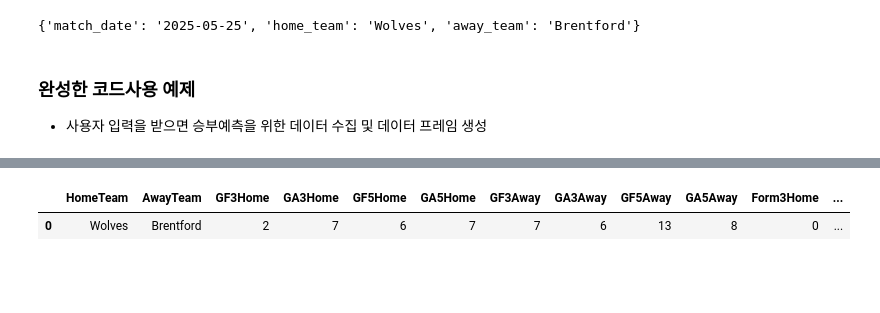
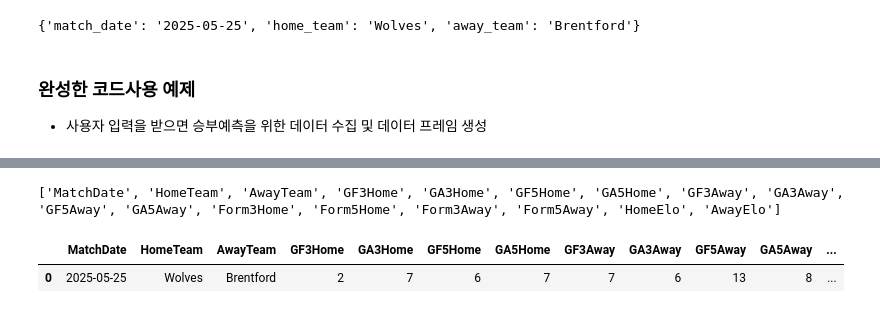
Before and after one commit to Eedia/AI-Football-Manager, a Jupyter notebook: preprocssing_데이터수집.ipynb, the cells around one changed output, grey strips where cells are left out. Cells and saved outputs as stored; diff of their text form; code cells hidden in the pictures; blank space fills up the shorter version.

```diff
--- a/preprocssing_데이터수집.ipynb
+++ b/preprocssing_데이터수집.ipynb
@@ -116,6 +116,7 @@ class DataCollector:
         elo_away = self.get_team_elo(away_team, match_date)
 
         data = {
+            "MatchDate": match_date.date(),
             "HomeTeam": home_team,
             "AwayTeam": away_team,
             "GF3Home": gf3h,
@@ -262,29 +270,12 @@ print(params)
 ### 완성한 코드사용 예제
 - 사용자 입력을 받으면 승부예측을 위한 데이터 수집 및 데이터 프레임 생성
 # %%
-from dataCollector import DataCollector
-from match_parser import extract_match_parameters
+from dataParsing.dataCollector import DataCollector
+from dataParsing.match_parser import extract_match_parameters
 
 # 1. 사용자 입력
 user_input = "5월 25일 울버햄튼과 브렌트포드 경기"
 
 # 2. 한글 입력 → 날짜, 홈팀, 원정팀 추출
-params = extract_match_parameters(user_input)
-
-# 3. 모든 값이 제대로 추출되었을 때만 진행
-if all(params.values()):
-    collector = DataCollector()
-
-    # 4. 수집 실행
-    df = collector.collect_features(
-        match_date=params["match_date"],
-        home_team=params["home_team"],
-        away_team=params["away_team"]
-    )
-
-    print("수집된 데이터:")
-    print(df)
-
-else:
-    print("날짜 또는 팀 정보를 추출하지 못했습니다.")
+params_1 = extract_match_parameters(user_input)
 # %% [output]
@@ -328,0 +290,12 @@ Index(['HomeTeam', 'AwayTeam', 'GF3Home', 'GA3Home', 'GF5Home', 'GA5Home',
+# %%
+collector = DataCollector()
+
+# 4. 수집 실행
+df_test = collector.collect_features(
+    match_date=params_1["match_date"],
+    home_team=params_1["home_team"],
+    away_team=params_1["away_team"]
+)
+
+print("수집된 데이터:")
+print(df_test)
@@ -329,5 +334,9 @@ Index(['HomeTeam', 'AwayTeam', 'GF3Home', 'GA3Home', 'GF5Home', 'GA5Home',
+# %%
+print(df_test.columns.tolist())
+# %% [output]
+['MatchDate', 'HomeTeam', 'AwayTeam', 'GF3Home', 'GA3Home', 'GF5Home', 'GA5Home', 'GF3Away', 'GA3Away', 'GF5Away', 'GA5Away', 'Form3Home', 'Form5Home', 'Form3Away', 'Form5Away', 'HomeElo', 'AwayElo']
 # %%
-df
+df_test
 # %% [output]
-|  | HomeTeam | AwayTeam | GF3Home | GA3Home | GF5Home | GA5Home | GF3Away | GA3Away | GF5Away | GA5Away | Form3Home | ... |
-| 0 | Wolves | Brentford | 2 | 7 | 6 | 7 | 7 | 6 | 13 | 8 | 0 | ... |
+|  | MatchDate | HomeTeam | AwayTeam | GF3Home | GA3Home | GF5Home | GA5Home | GF3Away | GA3Away | GF5Away | GA5Away | ... |
+| 0 | 2025-05-25 | Wolves | Brentford | 2 | 7 | 6 | 7 | 7 | 6 | 13 | 8 | ... |
```
Also changed, not shown: parts of 9 cells of this notebook.
